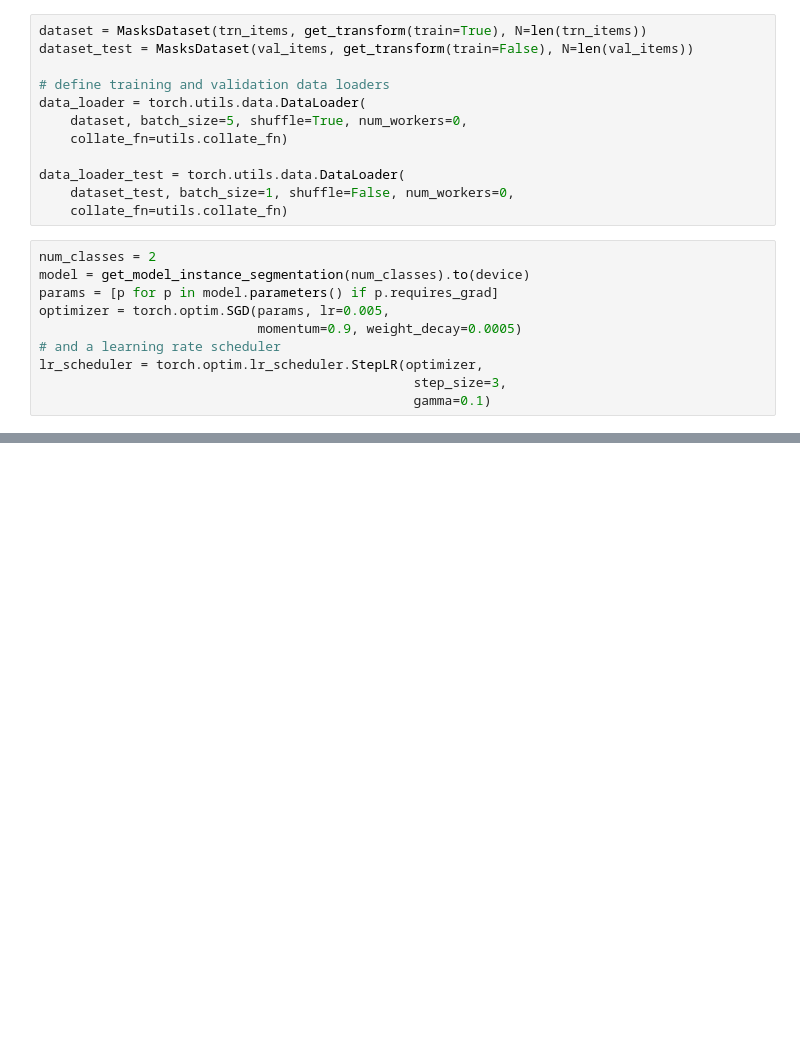
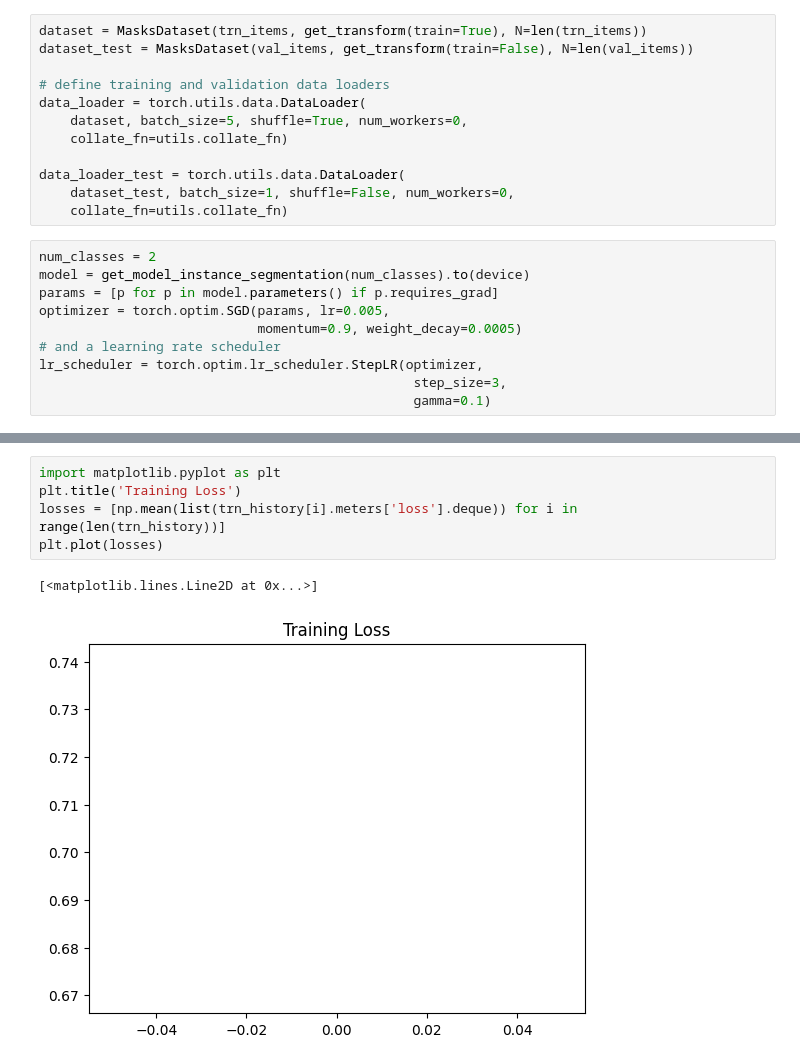
Before and after one commit to leonjyentub/CompVision2025, a Jupyter notebook: 09_2_Instance_Segmentation.ipynb, the cells around one changed output, grey strips where cells are left out. Cells and saved outputs as stored; diff of their text form; blank space fills up the shorter version.

```diff
--- a/09_2_Instance_Segmentation.ipynb
+++ b/09_2_Instance_Segmentation.ipynb
@@ -311,0 +328,8 @@ Epoch: [0]  [ 0/92]  eta: 0:50:48  lr: 0.000060  loss: 3.6487 (3.6487)  loss_cla
+# %%
+import matplotlib.pyplot as plt
+plt.title('Training Loss')
+losses = [np.mean(list(trn_history[i].meters['loss'].deque)) for i in range(len(trn_history))]
+plt.plot(losses)
+# %% [output]
+[<matplotlib.lines.Line2D at 0x...>]
+[figure, added]
```
Also changed, not shown: parts of 3 cells of this notebook.
